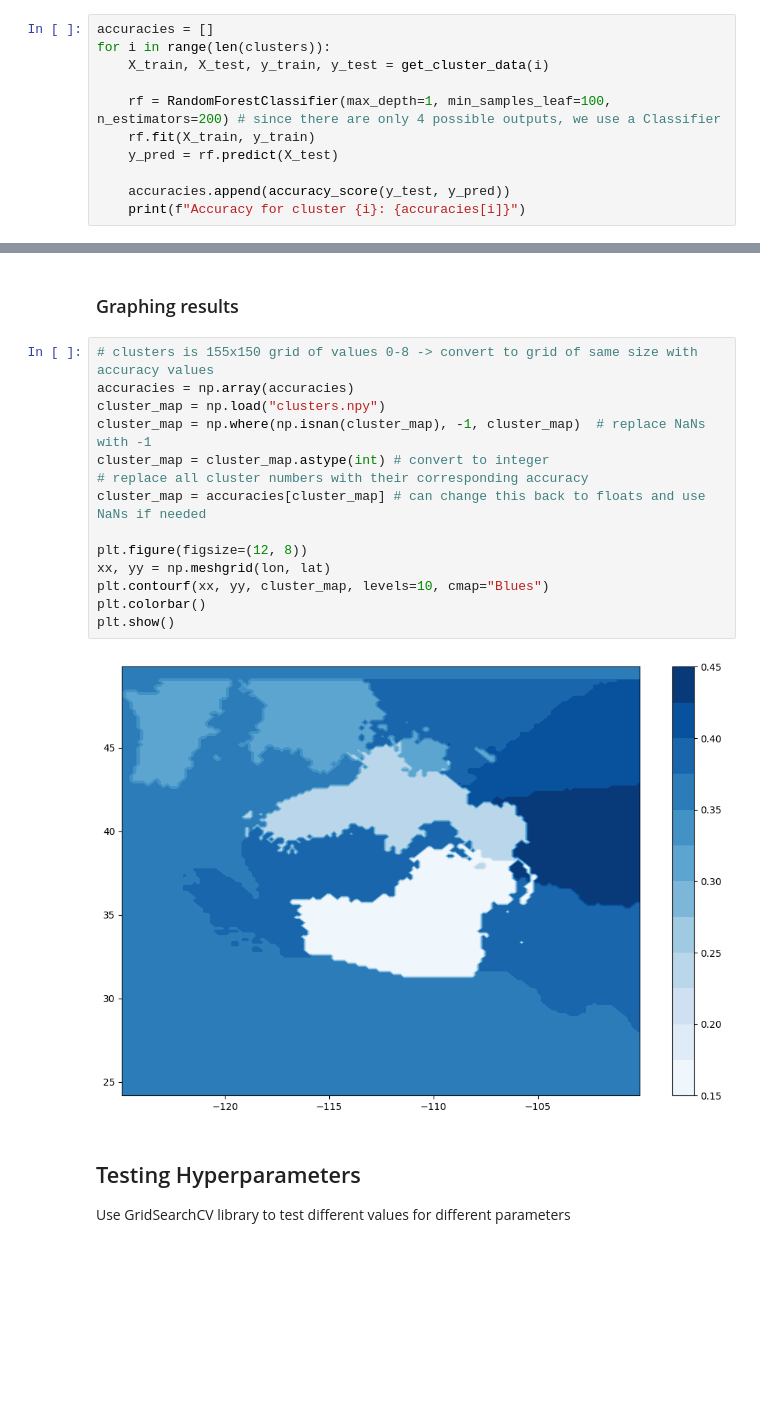
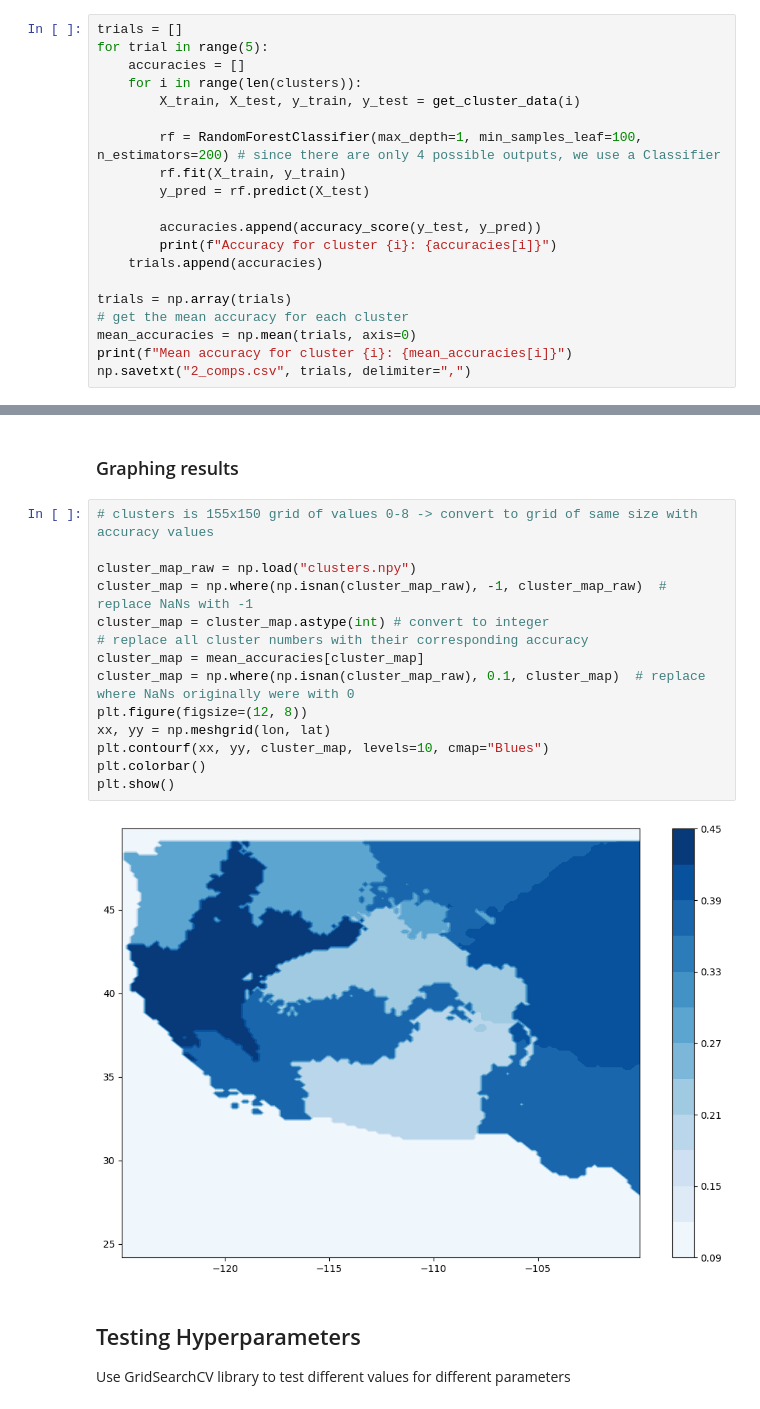
Before and after one commit to hwalters361/ML_rain_prediction, a Jupyter notebook: Introduction.ipynb, the cells around one changed output, grey strips where cells are left out. Saved outputs shown, nothing was run; the diff lists cells and outputs as text; blank space fills up the shorter version.

Commit message:
updated pca code where pca is applied in 24 month chunks - also a fix for incorrect map display and better code for random forest testing

```diff
--- a/Introduction.ipynb
+++ b/Introduction.ipynb
@@ -481,15 +480,24 @@ def get_cluster_data(ind):
 
 We now have our nine label clusters and our input rows as well (which contain the flattened sea surface temperature data across the globe, excluding land coordinates). We'd like to train a random forest model on these as the first iteration of trying to fit a model.
 # %%
-accuracies = []
-for i in range(len(clusters)):
-    X_train, X_test, y_train, y_test = get_cluster_data(i)
+trials = []
+for trial in range(5):
+    accuracies = []
+    for i in range(len(clusters)):
+        X_train, X_test, y_train, y_test = get_cluster_data(i)
 
-    rf = RandomForestClassifier(max_depth=1, min_samples_leaf=100, n_estimators=200) # since there are only 4 possible outputs, we use a Classifier
-    rf.fit(X_train, y_train)
-    y_pred = rf.predict(X_test)
+        rf = RandomForestClassifier(max_depth=1, min_samples_leaf=100, n_estimators=200) # since there are only 4 possible outputs, we use a Classifier
+        rf.fit(X_train, y_train)
+        y_pred = rf.predict(X_test)
 
-    accuracies.append(accuracy_score(y_test, y_pred))
-    print(f"Accuracy for cluster {i}: {accuracies[i]}")
+        accuracies.append(accuracy_score(y_test, y_pred))
+        print(f"Accuracy for cluster {i}: {accuracies[i]}")
+    trials.append(accuracies)
+
+trials = np.array(trials)
+# get the mean accuracy for each cluster
+mean_accuracies = np.mean(trials, axis=0)
+print(f"Mean accuracy for cluster {i}: {mean_accuracies[i]}")
+np.savetxt("2_comps.csv", trials, delimiter=",")
 # %% [output]
 Accuracy for cluster 0: 0.3918918918918919
@@ -505,20 +521,20 @@ Accuracy for cluster 8: 0.35135135135135137
 ### Graphing results
 # %%
 # clusters is 155x150 grid of values 0-8 -> convert to grid of same size with accuracy values
-accuracies = np.array(accuracies)
-cluster_map = np.load("clusters.npy")
-cluster_map = np.where(np.isnan(cluster_map), -1, cluster_map)  # replace NaNs with -1
+
+cluster_map_raw = np.load("clusters.npy")
+cluster_map = np.where(np.isnan(cluster_map_raw), -1, cluster_map_raw)  # replace NaNs with -1
 cluster_map = cluster_map.astype(int) # convert to integer
 # replace all cluster numbers with their corresponding accuracy
-cluster_map = accuracies[cluster_map] # can change this back to floats and use NaNs if needed
-
+cluster_map = mean_accuracies[cluster_map]
+cluster_map = np.where(np.isnan(cluster_map_raw), 0.1, cluster_map)  # replace where NaNs originally were with 0
 plt.figure(figsize=(12, 8))
 xx, yy = np.meshgrid(lon, lat)
 plt.contourf(xx, yy, cluster_map, levels=10, cmap="Blues")
 plt.colorbar()
 plt.show()
 # %% [output]
-[figure, old version]
+[figure, new version]
 # %% [markdown]
 ## Testing Hyperparameters
 
```
Also changed, not shown: parts of 5 cells of this notebook.
